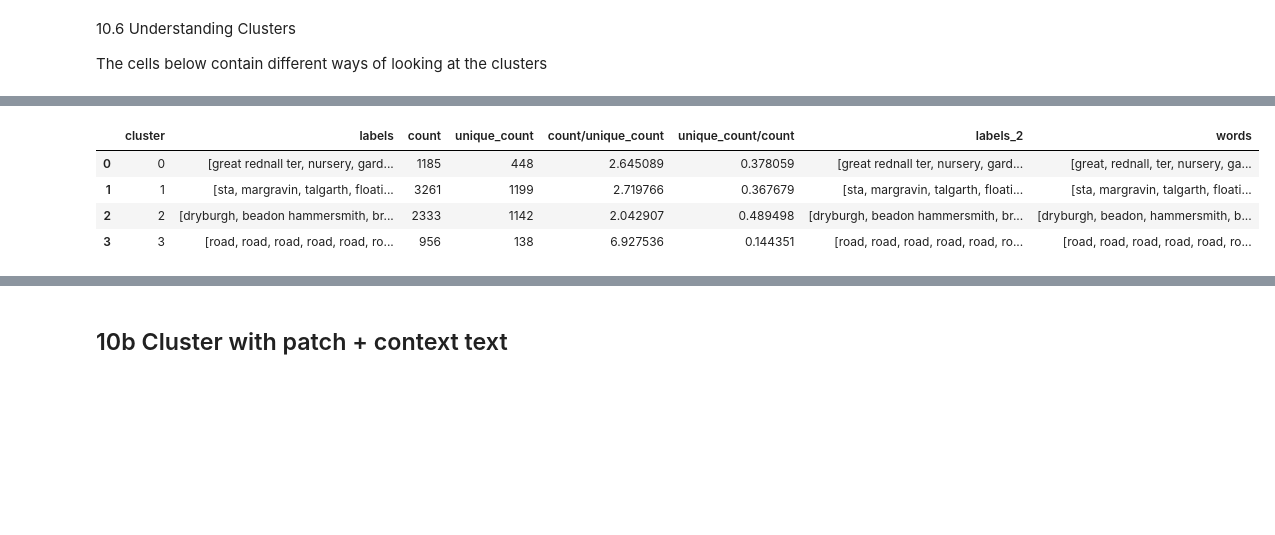
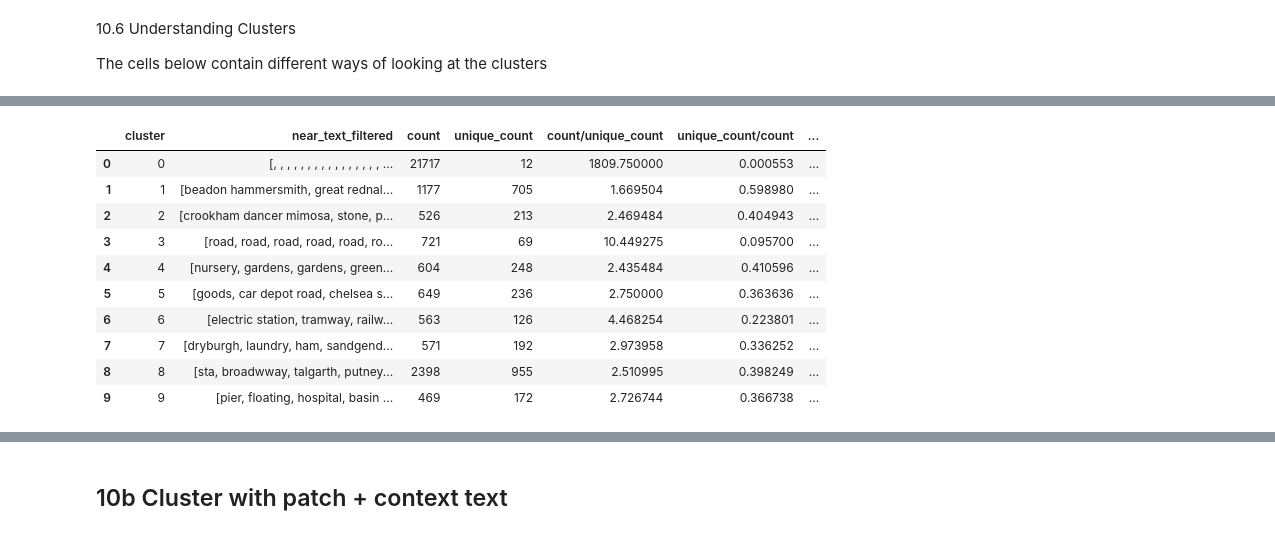
Before and after one commit to maps-as-data/imago-mundi-forum-2024, a Jupyter notebook: imago_mundi_railspace_2024_data_polygons.ipynb, the cells around one changed output, grey strips where cells are left out. Saved outputs shown, nothing was run; the diff lists cells and outputs as text; code cells hidden in the pictures; blank space fills up the shorter version.

```diff
--- a/imago_mundi_railspace_2024_data_polygons.ipynb
+++ b/imago_mundi_railspace_2024_data_polygons.ipynb
@@ -283,2 +317,0 @@ predictions_red_red.explore(column='cluster', tiles=tiles, categorical=True, cma
-# %%
-x, y = [i[0] for i in predictions_red_red.to_crs("EPSG:4326").unary_union.centroid.xy]
@@ -314,6 +321,6 @@ for cluster in predictions_red_red["cluster"].unique():
 The cells below contain different ways of looking at the clusters
 # %%
 #get labels for each cluster in predictions_red
-cluster_labels = predictions_red_red.groupby('cluster')['labels'].apply(list).reset_index()
+cluster_labels = predictions_red.groupby('cluster')['near_text_filtered'].apply(list).reset_index()
 cluster_labels
 # %% [output]
@@ -325,5 +338,5 @@ cluster_labels
 # %%
 #count labels per cluster
-cluster_labels['count'] = cluster_labels['labels'].apply(lambda x: len(x))
+cluster_labels['count'] = cluster_labels['near_text_filtered'].apply(lambda x: len(x))
 cluster_labels
 # %% [output]
@@ -335,5 +354,5 @@ cluster_labels
 # %%
 # count unique labels per cluster
-cluster_labels['unique_count'] = cluster_labels['labels'].apply(lambda x: len(set(x)))
+cluster_labels['unique_count'] = cluster_labels['near_text_filtered'].apply(lambda x: len(set(x)))
 cluster_labels
 # %% [output]
@@ -355,13 +386,19 @@ cluster_labels
 # %%
-cluster_labels["labels_2"] = cluster_labels["labels"].apply(lambda x: [word if len(word) else "NONE" for word in x])
-cluster_labels["words"] = cluster_labels["labels_2"].apply(lambda x: " ".join(x).split())
+cluster_labels["near_text_filtered_NONE"] = cluster_labels["near_text_filtered"].apply(lambda x: [word if len(word) else "NONE" for word in x])
+cluster_labels["words"] = cluster_labels["near_text_filtered_NONE"].apply(lambda x: " ".join(x).split())
 cluster_labels
 # %% [output]
-|  | cluster | labels | count | unique_count | count/unique_count | unique_count/count | labels_2 | words |
-| 0 | 0 | [great rednall ter, nursery, gard... | 1185 | 448 | 2.645089 | 0.378059 | [great rednall ter, nursery, gard... | [great, rednall, ter, nursery, ga... |
-| 1 | 1 | [sta, margravin, talgarth, floati... | 3261 | 1199 | 2.719766 | 0.367679 | [sta, margravin, talgarth, floati... | [sta, margravin, talgarth, floati... |
-| 2 | 2 | [dryburgh, beadon hammersmith, br... | 2333 | 1142 | 2.042907 | 0.489498 | [dryburgh, beadon hammersmith, br... | [dryburgh, beadon, hammersmith, b... |
-| 3 | 3 | [road, road, road, road, road, ro... | 956 | 138 | 6.927536 | 0.144351 | [road, road, road, road, road, ro... | [road, road, road, road, road, ro... |
+|  | cluster | near_text_filtered | count | unique_count | count/unique_count | unique_count/count | ... |
+| 0 | 0 | [, , , , , , , , , , , , , , , , ... | 21717 | 12 | 1809.750000 | 0.000553 | ... |
+| 1 | 1 | [beadon hammersmith, great rednal... | 1177 | 705 | 1.669504 | 0.598980 | ... |
+| 2 | 2 | [crookham dancer mimosa, stone, p... | 526 | 213 | 2.469484 | 0.404943 | ... |
+| 3 | 3 | [road, road, road, road, road, ro... | 721 | 69 | 10.449275 | 0.095700 | ... |
+| 4 | 4 | [nursery, gardens, gardens, green... | 604 | 248 | 2.435484 | 0.410596 | ... |
+| 5 | 5 | [goods, car depot road, chelsea s... | 649 | 236 | 2.750000 | 0.363636 | ... |
+| 6 | 6 | [electric station, tramway, railw... | 563 | 126 | 4.468254 | 0.223801 | ... |
+| 7 | 7 | [dryburgh, laundry, ham, sandgend... | 571 | 192 | 2.973958 | 0.336252 | ... |
+| 8 | 8 | [sta, broadwway, talgarth, putney... | 2398 | 955 | 2.510995 | 0.398249 | ... |
+| 9 | 9 | [pier, floating, hospital, basin ... | 469 | 172 | 2.726744 | 0.366738 | ... |
 # %%
 import matplotlib.pyplot as plt
 
```
Also changed, not shown: parts of 64 cells of this notebook.
